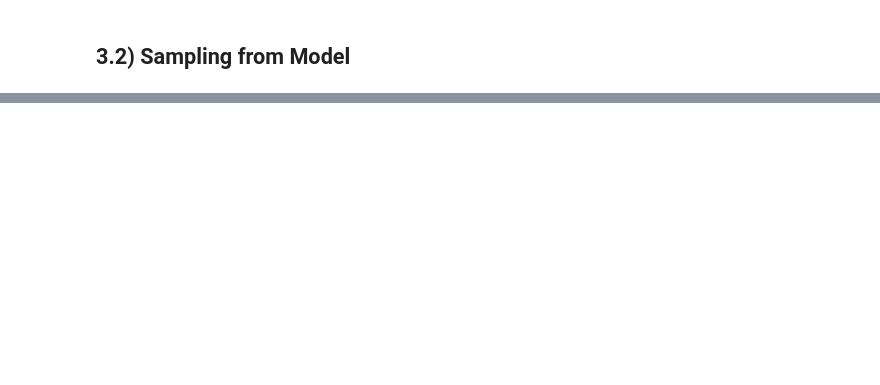
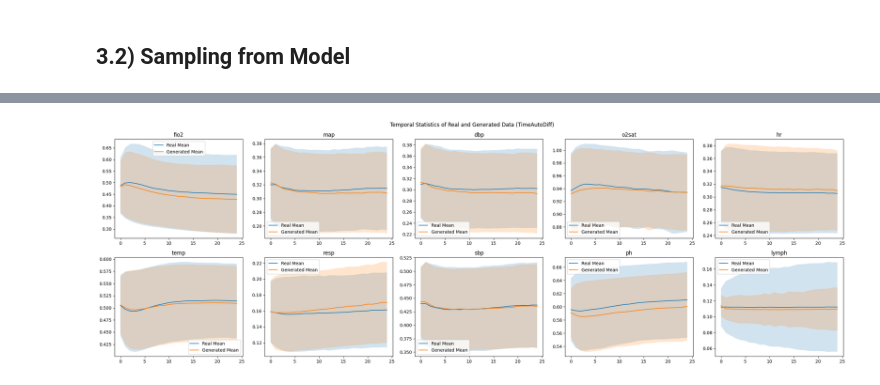
Before and after one commit to mahmoudibrahim98/icu-autodiff, a Jupyter notebook: notebooks/setup_colab.ipynb, the cells around one changed output, grey strips where cells are left out. Saved outputs shown, nothing was run; the diff lists cells and outputs as text; code cells hidden in the pictures; blank space fills up the shorter version.

```diff
--- a/notebooks/setup_colab.ipynb
+++ b/notebooks/setup_colab.ipynb
@@ -563,0 +609,9 @@ for i in tqdm(range(n_generations), desc="Generating Synthetic Data", leave=True
+# %%
+"""Plot mean and std over time for each feature"""
+
+vis.plot_temporal_statistics(real_data = REAL_DATA,
+                                  generated_data = synth_data_list[0],
+                                  features_names = important_features_names,
+                                  subset = f"TimeAutoDiff")
+# %% [output]
+[figure, added]
```
Also changed, not shown: parts of 34 cells of this notebook.
